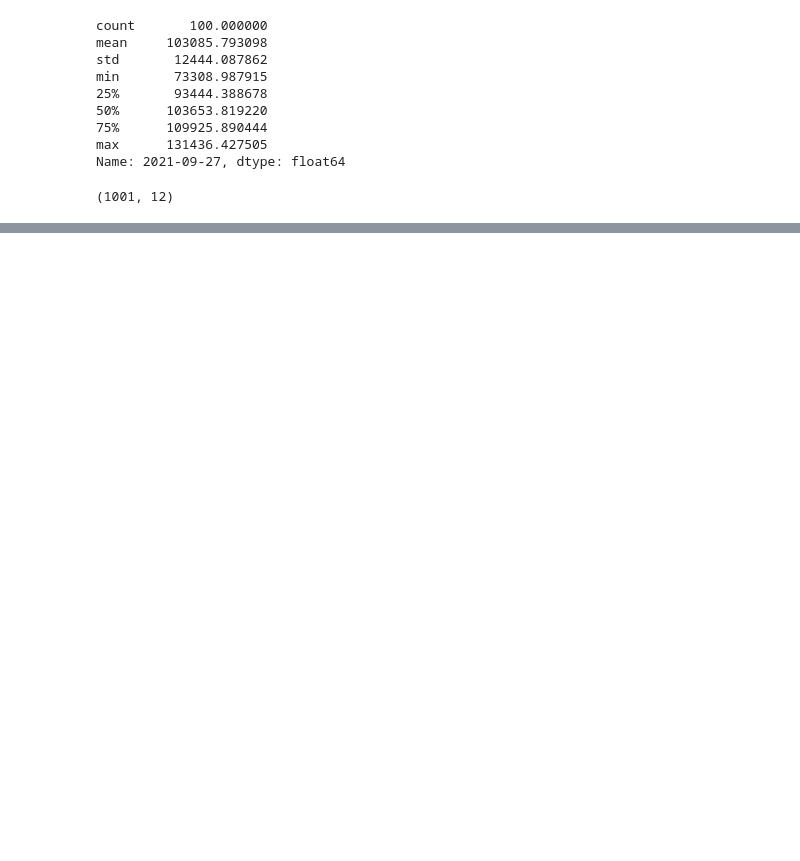
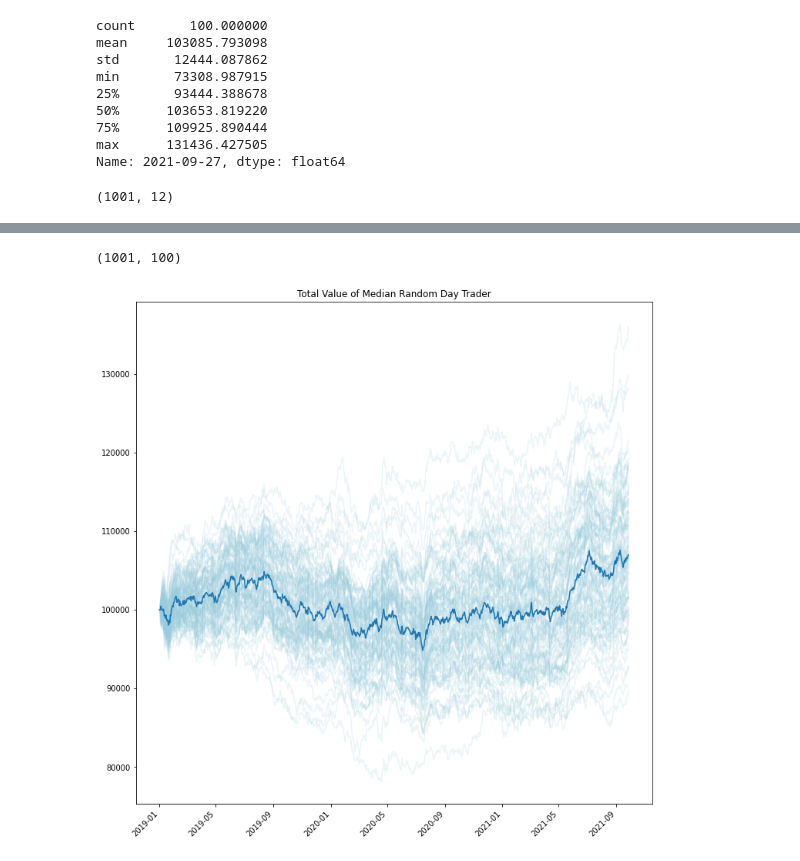
Before and after one commit to cbare/Etudes, a Jupyter notebook: notebooks/stock-trading-example.ipynb, the cells around one changed output, grey strips where cells are left out. Drawn from its saved outputs; the diff is of its cells as text; code cells hidden in the pictures; blank space fills up the shorter version.

```diff
--- a/notebooks/stock-trading-example.ipynb
+++ b/notebooks/stock-trading-example.ipynb
@@ -202,0 +254,17 @@ prices.iloc[[n]]
+# %%
+day_trader_results = [random_day_trader(100_000, prices, rng) for i in tqdm(range(100))]
+# %%
+day_traders = pd.DataFrame({
+    f"trader_{i:02}": total_value(*x, prices) for i,x in enumerate(day_trader_results)
+})
+day_traders.shape
+# %% [output]
+(1001, 100)
+# %%
+fig, ax = plt.subplots(figsize=(12,12))
+p = plt.plot(day_traders, color="#99ccdd30")
+p = plt.plot(day_traders.median(axis=1))
+p = plt.xticks(rotation=45, ha='right')
+p = plt.title("Total Value of Median Random Day Trader")
+# %% [output]
+[figure, added]
```
Also changed, not shown: parts of 33 cells of this notebook.
